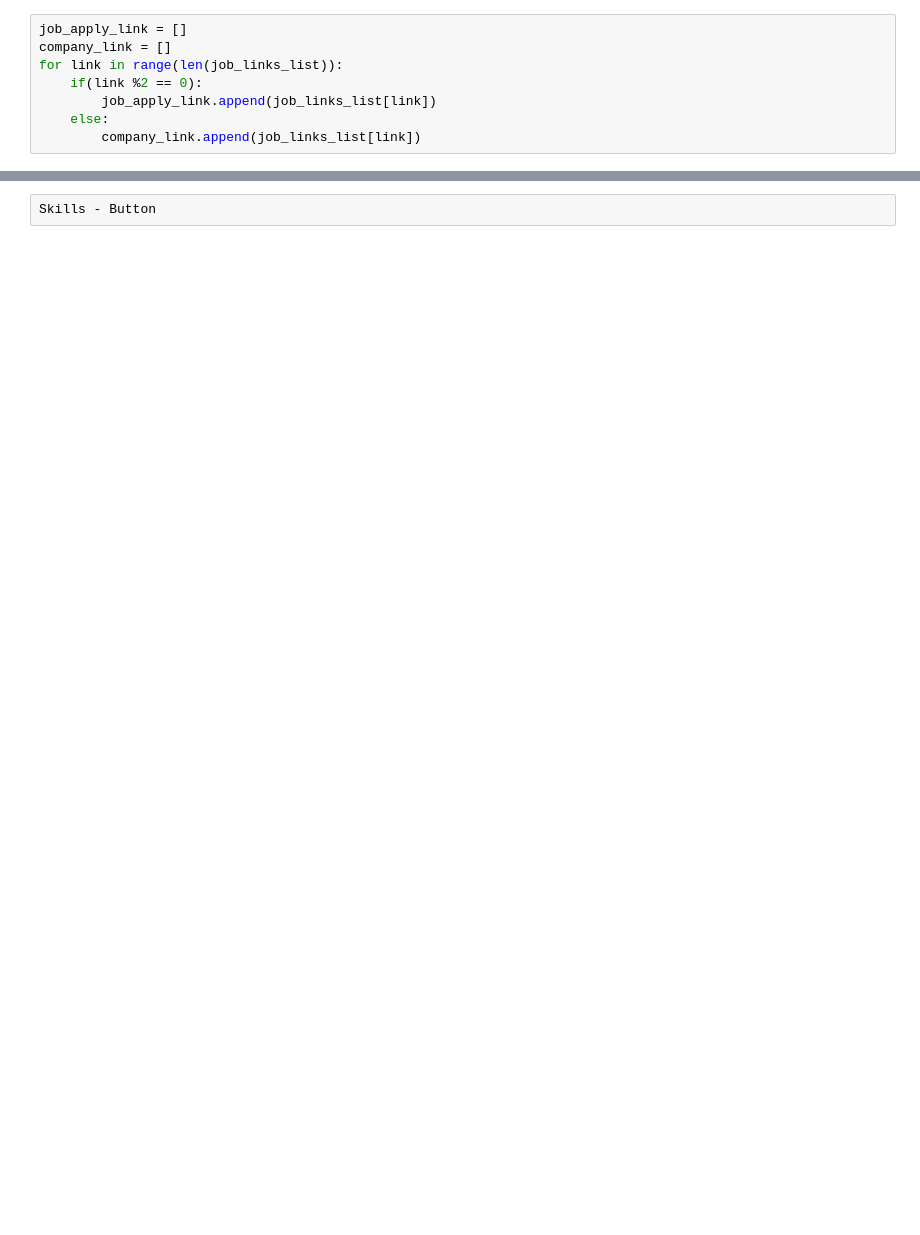
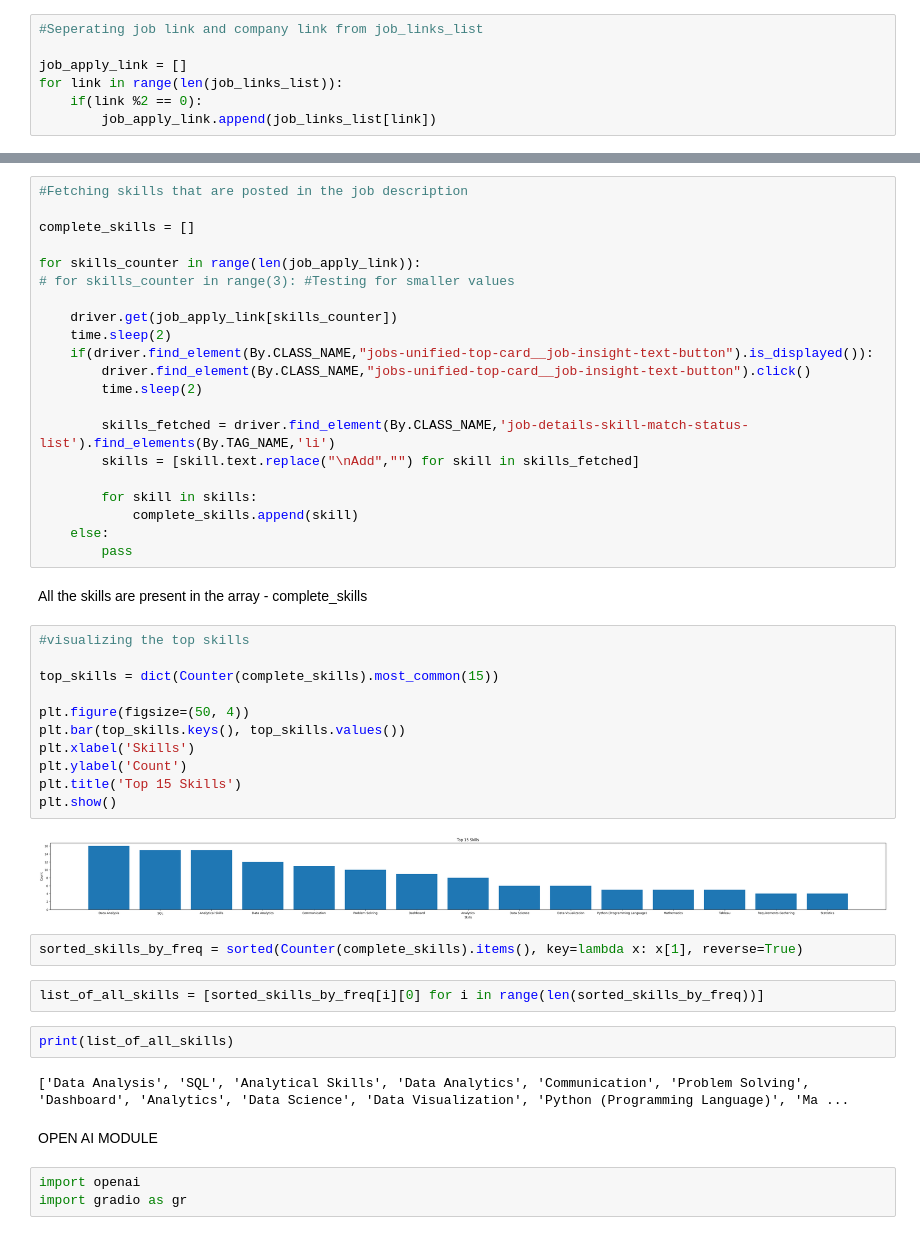
Before and after one commit to SaiSrinivas-10/Projects, a Jupyter notebook: LinkedIn_Webscraper/main.ipynb, the cells around one changed output, grey strips where cells are left out. Cells and saved outputs as stored; diff of their text form; blank space fills up the shorter version.

Commit message:
Added AI Module and changed core logic

```diff
--- a/LinkedIn_Webscraper/main.ipynb
+++ b/LinkedIn_Webscraper/main.ipynb
@@ -76,12 +95,11 @@ for company in range(len(company_names_list)):
     if(company%2 != 0):
         company_name.append(company_names_list[company])
 # %%
+#Seperating job link and company link from job_links_list
+
 job_apply_link = []
-company_link = []
 for link in range(len(job_links_list)):
     if(link %2 == 0):
         job_apply_link.append(job_links_list[link])
-    else:
-        company_link.append(job_links_list[link])
 # %% [markdown]
 job_apply_link has the links of the job : type = list
@@ -124,2 +146,49 @@ df
-# %%
-Skills - Button
+# %%
+#Fetching skills that are posted in the job description
+
+complete_skills = []
+
+for skills_counter in range(len(job_apply_link)):
+# for skills_counter in range(3): #Testing for smaller values
+
+    driver.get(job_apply_link[skills_counter])
+    time.sleep(2)
+    if(driver.find_element(By.CLASS_NAME,"jobs-unified-top-card__job-insight-text-button").is_displayed()):
+        driver.find_element(By.CLASS_NAME,"jobs-unified-top-card__job-insight-text-button").click()
+        time.sleep(2)
+
+        skills_fetched = driver.find_element(By.CLASS_NAME,'job-details-skill-match-status-list').find_elements(By.TAG_NAME,'li')
+        skills = [skill.text.replace("\nAdd","") for skill in skills_fetched]
+
+        for skill in skills:
+            complete_skills.append(skill)
+    else:
+        pass
+# %% [markdown]
+All the skills are present in the array  - complete_skills
+# %%
+#visualizing the top skills
+
+top_skills = dict(Counter(complete_skills).most_common(15))
+
+plt.figure(figsize=(50, 4))
+plt.bar(top_skills.keys(), top_skills.values())
+plt.xlabel('Skills')
+plt.ylabel('Count')
+plt.title('Top 15 Skills')
+plt.show()
+# %% [output]
+[figure, added]
+# %%
+sorted_skills_by_freq = sorted(Counter(complete_skills).items(), key=lambda x: x[1], reverse=True)
+# %%
+list_of_all_skills = [sorted_skills_by_freq[i][0] for i in range(len(sorted_skills_by_freq))]
+# %%
+print(list_of_all_skills)
+# %% [output]
+['Data Analysis', 'SQL', 'Analytical Skills', 'Data Analytics', 'Communication', 'Problem Solving', 'Dashboard', 'Analytics', 'Data Science', 'Data Visualization', 'Python (Programming Language)', 'Ma ...
+# %% [markdown]
+OPEN AI MODULE
+# %%
+import openai
+import gradio as gr
```
Also changed, not shown: parts of 13 cells of this notebook, 4 other files.
